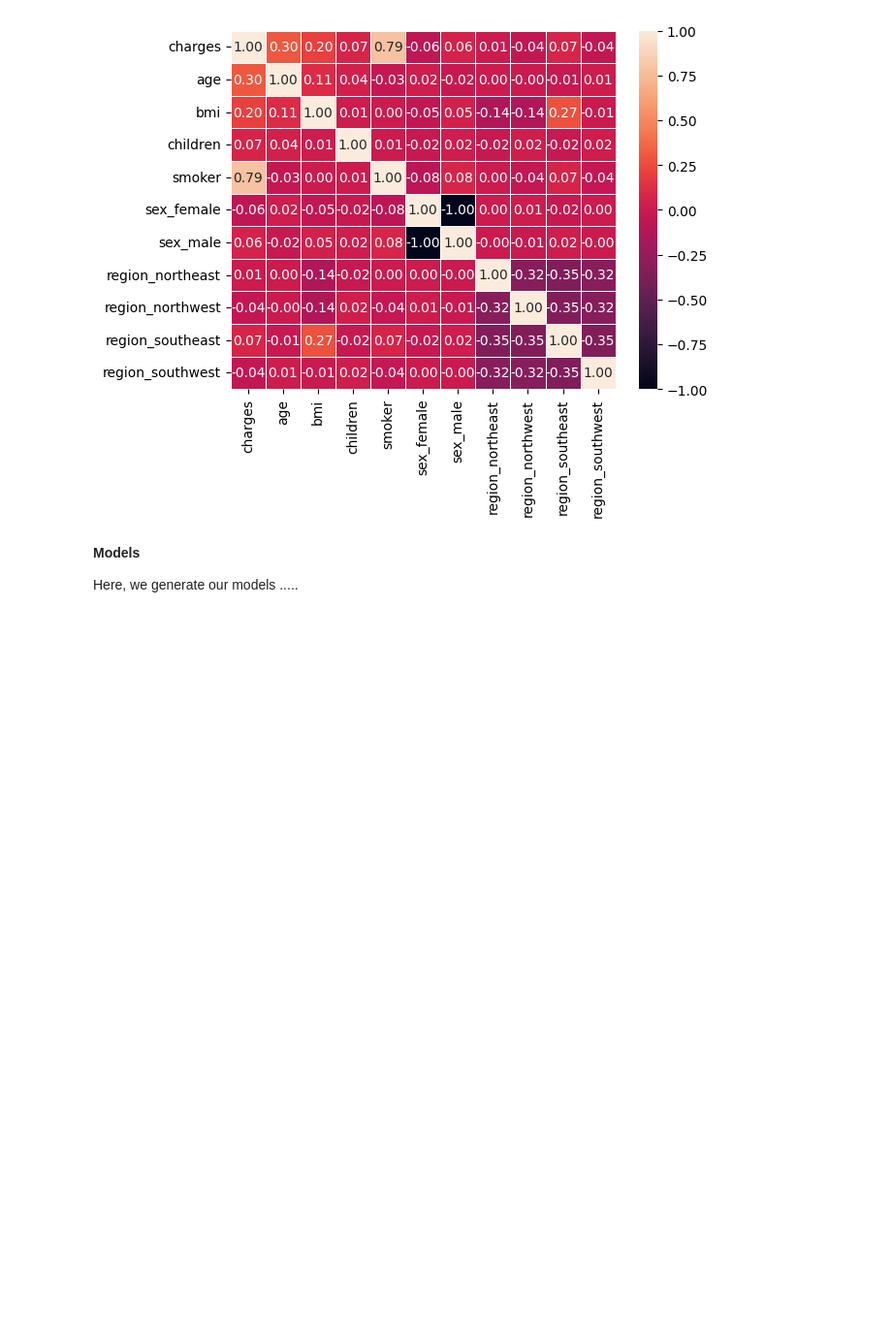
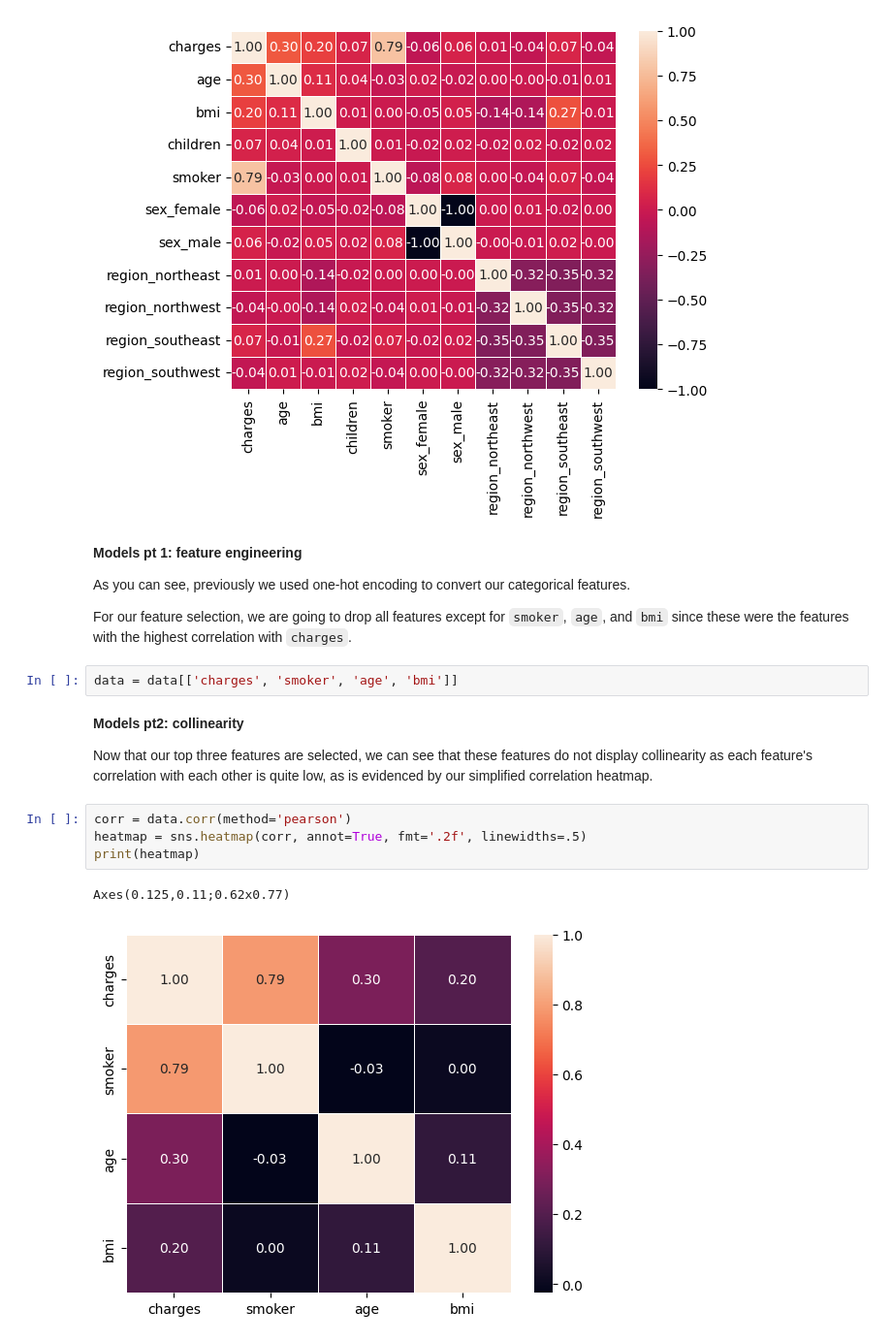
Before and after one commit to unit4216/boulder-super-learning, a Jupyter notebook: insurance.ipynb, the cells around one changed output. Shown at 97% size. Saved outputs shown, nothing was run; the diff lists cells and outputs as text; blank space fills up the shorter version.

```diff
--- a/insurance.ipynb
+++ b/insurance.ipynb
@@ -84,6 +84,21 @@ print(heatmap)
 Axes(0.125,0.11;0.62x0.77)
 [figure]
 # %% [markdown]
-**Models**
+**Models pt 1: feature engineering**
 
-Here, we generate our models .....
+As you can see, previously we used one-hot encoding to convert our categorical features.
+
+For our feature selection, we are going to drop all features except for `smoker`, `age`, and `bmi` since these were the features with the highest correlation with `charges`.
+# %%
+data = data[['charges', 'smoker', 'age', 'bmi']]
+# %% [markdown]
+**Models pt2: collinearity**
+
+Now that our top three features are selected, we can see that these features do not display collinearity as each feature's correlation with each other is quite low, as is evidenced by our simplified correlation heatmap.
+# %%
+corr = data.corr(method='pearson')
+heatmap = sns.heatmap(corr, annot=True, fmt='.2f', linewidths=.5)
+print(heatmap)
+# %% [output]
+Axes(0.125,0.11;0.62x0.77)
+[figure, added]
```
Also changed, not shown: parts of 4 cells of this notebook.
